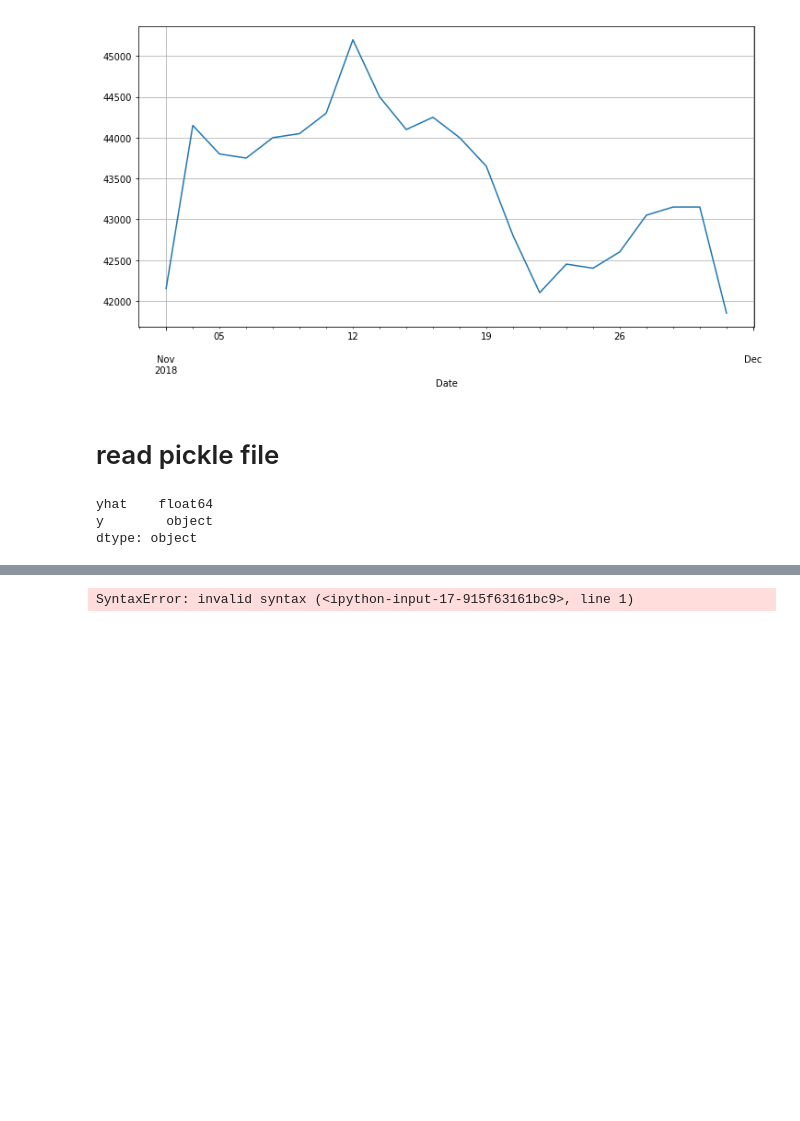
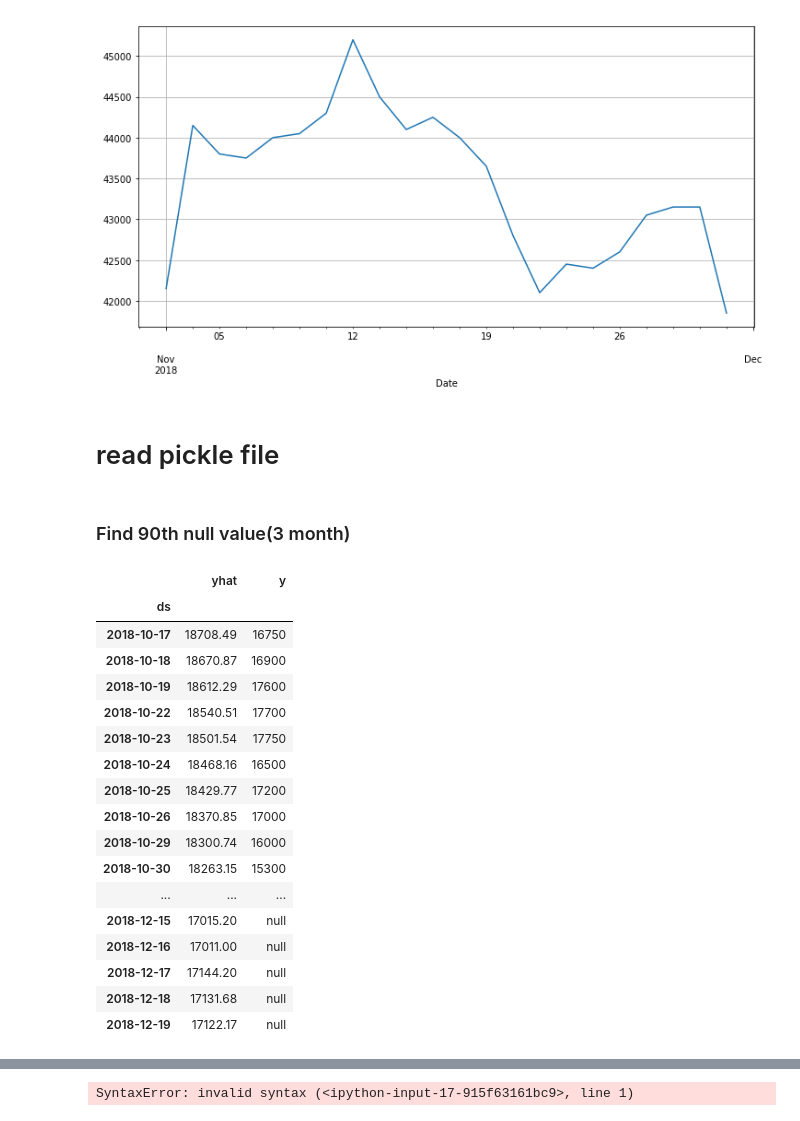
Before and after one commit to nomadlife/stockprice, a Jupyter notebook: test.ipynb, the cells around one changed output, grey strips where cells are left out. Saved outputs shown, nothing was run; the diff lists cells and outputs as text; code cells hidden in the pictures; blank space fills up the shorter version.

```diff
--- a/test.ipynb
+++ b/test.ipynb
@@ -49,9 +49,26 @@ df['Close'].plot(figsize=(12,6), grid=True);
 # %%
 import pandas as pd
 test = pd.read_pickle('./data10y_predict_pickle/008500')
-# %%
-test.index[df['BoolCol']].tolist()
-# %% [output]
-yhat    float64
-y        object
-dtype: object
+# %% [markdown]
+### Find 90th null value(3 month)
+# %%
+test[-400:-350]
+# %% [output]
+|  | yhat | y |
+| ds |  |  |
+| 2018-10-17 | 18708.49 | 16750 |
+| 2018-10-18 | 18670.87 | 16900 |
+| 2018-10-19 | 18612.29 | 17600 |
+| 2018-10-22 | 18540.51 | 17700 |
+| 2018-10-23 | 18501.54 | 17750 |
+| 2018-10-24 | 18468.16 | 16500 |
+| 2018-10-25 | 18429.77 | 17200 |
+| 2018-10-26 | 18370.85 | 17000 |
+| 2018-10-29 | 18300.74 | 16000 |
+| 2018-10-30 | 18263.15 | 15300 |
+| ... | ... | ... |
+| 2018-12-15 | 17015.20 | null |
+| 2018-12-16 | 17011.00 | null |
+| 2018-12-17 | 17144.20 | null |
+| 2018-12-18 | 17131.68 | null |
+| 2018-12-19 | 17122.17 | null |
```
Also changed, not shown: parts of 11 cells of this notebook.
